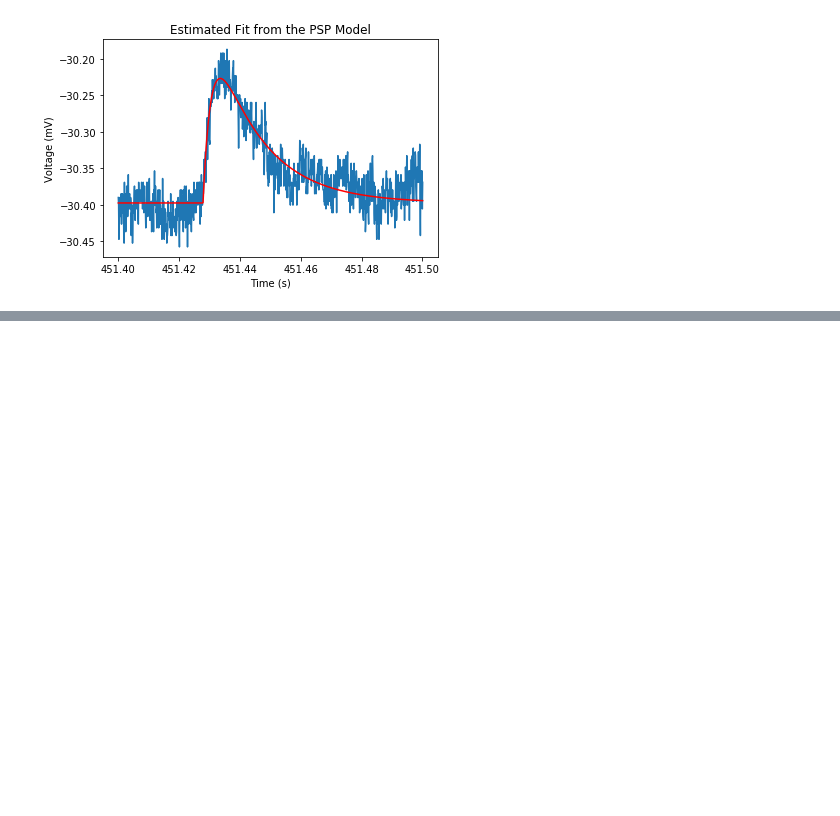
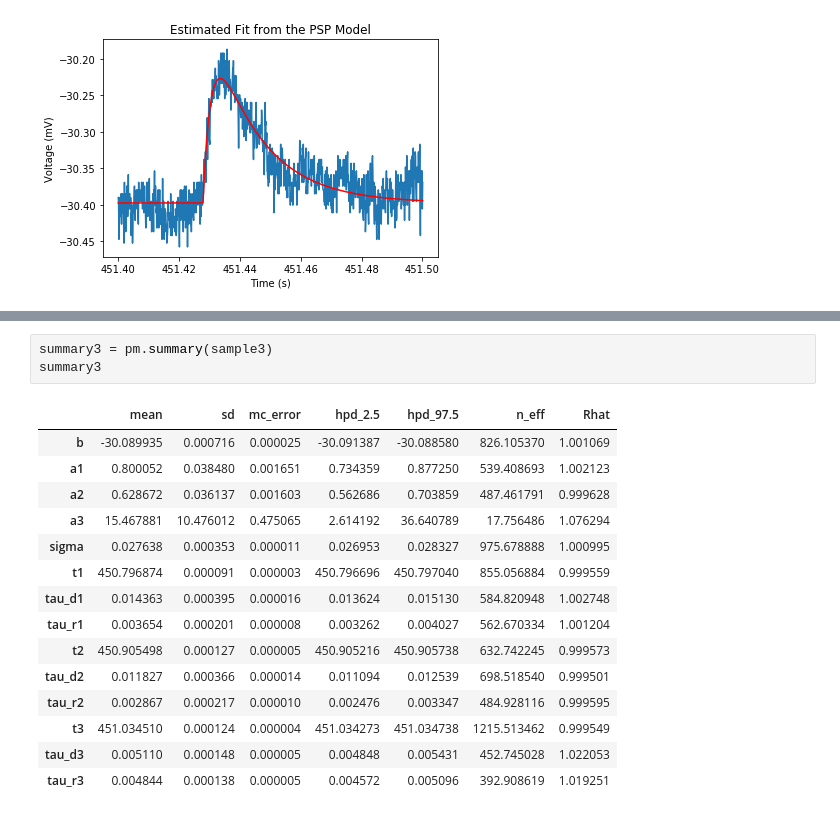
Before and after one commit to phys201/neuronal, a Jupyter notebook: tutorial.ipynb, the cells around one changed output, grey strips where cells are left out. Drawn from its saved outputs; the diff is of its cells as text; blank space fills up the shorter version.

```diff
--- a/tutorial.ipynb
+++ b/tutorial.ipynb
@@ -188,0 +178,19 @@ It appears like our simplest model works when the baseline is reasonably flat an
+# %%
+summary3 = pm.summary(sample3)
+summary3
+# %% [output]
+|  | mean | sd | mc_error | hpd_2.5 | hpd_97.5 | n_eff | Rhat |
+| b | -30.089935 | 0.000716 | 0.000025 | -30.091387 | -30.088580 | 826.105370 | 1.001069 |
+| a1 | 0.800052 | 0.038480 | 0.001651 | 0.734359 | 0.877250 | 539.408693 | 1.002123 |
+| a2 | 0.628672 | 0.036137 | 0.001603 | 0.562686 | 0.703859 | 487.461791 | 0.999628 |
+| a3 | 15.467881 | 10.476012 | 0.475065 | 2.614192 | 36.640789 | 17.756486 | 1.076294 |
+| sigma | 0.027638 | 0.000353 | 0.000011 | 0.026953 | 0.028327 | 975.678888 | 1.000995 |
+| t1 | 450.796874 | 0.000091 | 0.000003 | 450.796696 | 450.797040 | 855.056884 | 0.999559 |
+| tau_d1 | 0.014363 | 0.000395 | 0.000016 | 0.013624 | 0.015130 | 584.820948 | 1.002748 |
+| tau_r1 | 0.003654 | 0.000201 | 0.000008 | 0.003262 | 0.004027 | 562.670334 | 1.001204 |
+| t2 | 450.905498 | 0.000127 | 0.000005 | 450.905216 | 450.905738 | 632.742245 | 0.999573 |
+| tau_d2 | 0.011827 | 0.000366 | 0.000014 | 0.011094 | 0.012539 | 698.518540 | 0.999501 |
+| tau_r2 | 0.002867 | 0.000217 | 0.000010 | 0.002476 | 0.003347 | 484.928116 | 0.999595 |
+| t3 | 451.034510 | 0.000124 | 0.000004 | 451.034273 | 451.034738 | 1215.513462 | 0.999549 |
+| tau_d3 | 0.005110 | 0.000148 | 0.000005 | 0.004848 | 0.005431 | 452.745028 | 1.022053 |
+| tau_r3 | 0.004844 | 0.000138 | 0.000005 | 0.004572 | 0.005096 | 392.908619 | 1.019251 |
```
Also changed, not shown: parts of 8 cells of this notebook.
